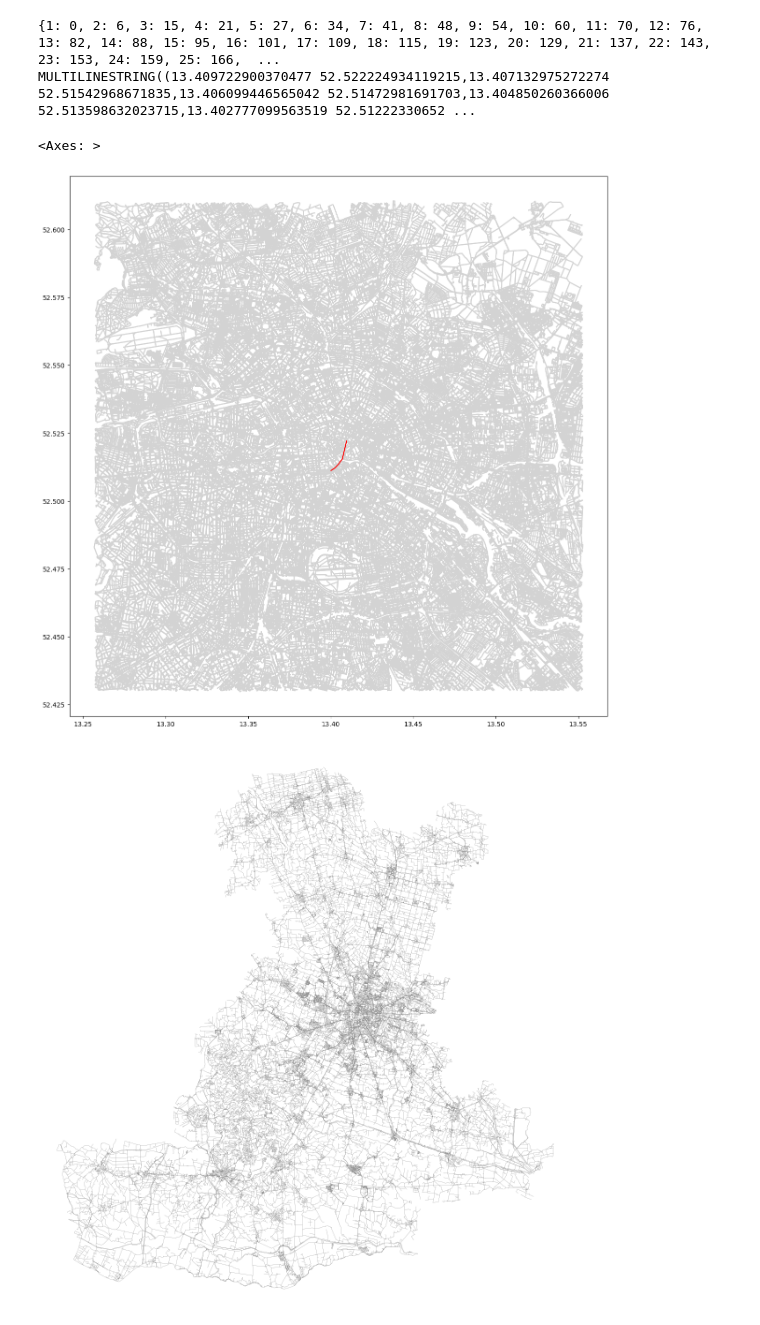
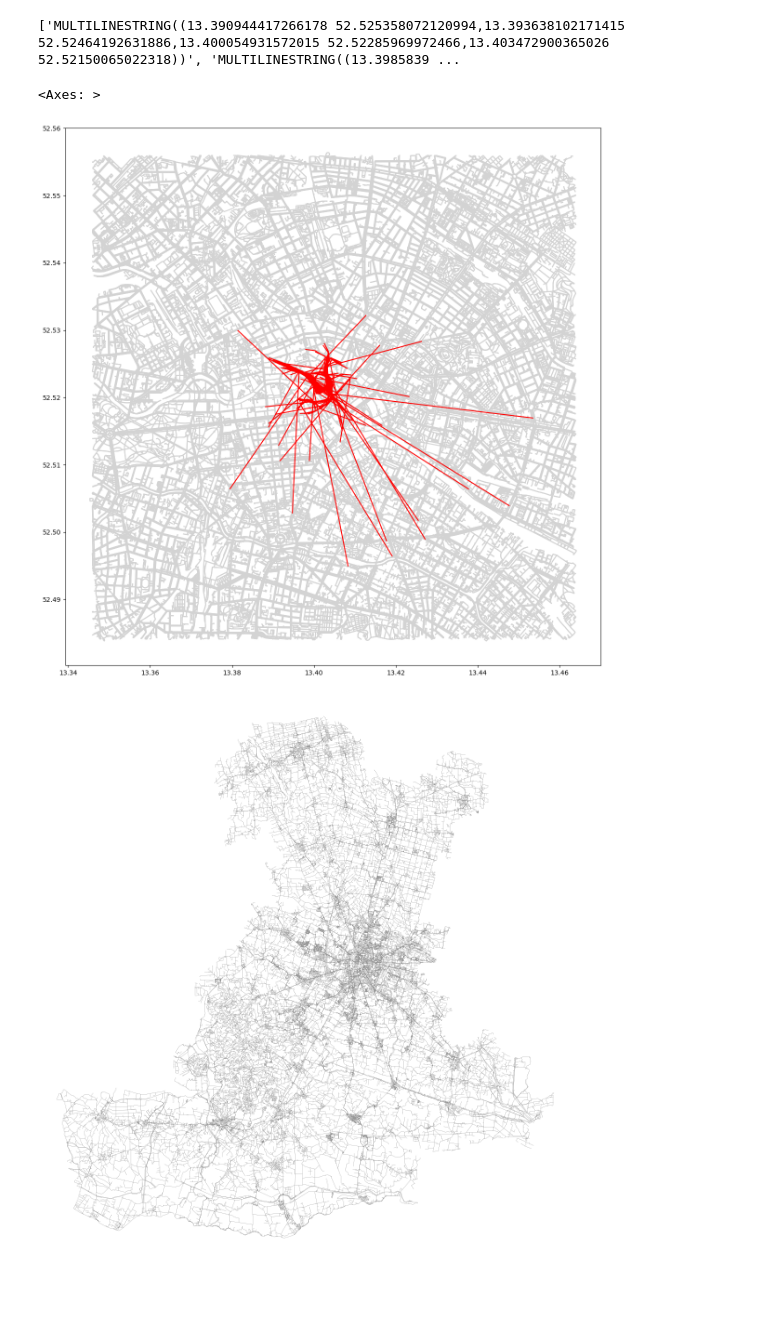
Before and after one commit to tognonmari/FreqST, a Jupyter notebook: plot.ipynb, the cells around one changed output. Cells and saved outputs as stored; diff of their text form; code cells hidden in the pictures; blank space fills up the shorter version.

Commit message:
plot modification

```diff
--- a/plot.ipynb
+++ b/plot.ipynb
@@ -1,7 +1,7 @@
 # %%
 import osmnx as osm
 
-berlin_rn = osm.graph_from_point((52.520008,13.404954), simplify = True, dist = 10000)
+berlin_rn = osm.graph_from_point((52.520008,13.404954), simplify = True, dist = 4000)
 
 _,axis1 = osm.plot_graph(berlin_rn, node_size=0,edge_linewidth=0.09, bgcolor='white', show=True)
 # %% [output]
@@ -86,44 +86,62 @@ def load_trajectory_from_file(file)-> Trajectory:
 
     return t
 
-def generate_polyline_columns(t, pathlet_file):
-    return
+def generate_polyline_column(t, pathlet_file, threshold)->list:
+
+    #for each pathlet in the file, whose frequency is above threshold
+
+    l=[]
+    with open(pathlet_file, 'r') as file:
+        for line in file:
+
+            pathlet_data = line.rstrip().split(" ")
+
+            if float(pathlet_data[-1])> threshold:
+                ### If the pathlet is shorther than 3 replicate the last point many times so that gpd doesn't complain
+                points = t.get_pathlet_points(int(pathlet_data[0]), int(pathlet_data[1]), int(pathlet_data[2]))
+                if( len(points) < 4):
+                    continue
+
+                l.append(get_polyline_string(points))
+
+    return l
 # %%
 import pandas as pd
 import geopandas as gpd
 from shapely import wkt
 
 pathlet_number = 10
 #axis1 = osm.plot_graph(berlin_rn, node_size=0,edge_linewidth=0.09, bgcolor='white', show=True)
 berlin_gdf = osm.convert.graph_to_gdfs(berlin_rn) #set CRS
 #ax1 = berlin_gdf[0].plot(marker='o', markersize=0.01, color='lightgrey', zorder=2)
 ax1 = berlin_gdf[1].plot(edgecolor='lightgray', zorder=1, figsize=(20, 15))
 t = load_trajectory_from_file("./berlin/merged.txt")
 
 #print(t.beginnings)
 pathlet_beginning = 0
 pathlet_end = 5
 pathlet_mother = 3
-print(t.beginnings)
+
 l = t.get_pathlet_points(pathlet_beginning,pathlet_end, pathlet_mother)
-print(get_polyline_string(l))
+
 # create dataframe of the 2 polygons
-d = {'col1': range(0, 1), 'wkt': [get_polyline_string(l)]}
+polyline_column = generate_polyline_column(t, "berlin/results/chernoff_0.15_0.025_0_1200_0.5.txt", 0.55)
+print(polyline_column)
+d = {'col1': range(0, len(polyline_column)), 'wkt': polyline_column}
 df = pd.DataFrame( data=d )
 
 # make geo-dataframe from it
 geometry = [wkt.loads(pgon) for pgon in df.wkt]
 gdf2 = gpd.GeoDataFrame(df, \
                    crs={'init': 'epsg:4326'}, \
                    geometry=geometry)
 
 # plot it as red polygons
 gdf2.plot(ax=ax1, color='red', zorder=5)
 # %% [output]
-{1: 0, 2: 6, 3: 15, 4: 21, 5: 27, 6: 34, 7: 41, 8: 48, 9: 54, 10: 60, 11: 70, 12: 76, 13: 82, 14: 88, 15: 95, 16: 101, 17: 109, 18: 115, 19: 123, 20: 129, 21: 137, 22: 143, 23: 153, 24: 159, 25: 166,  ...
-MULTILINESTRING((13.409722900370477 52.522224934119215,13.407132975272274 52.51542968671835,13.406099446565042 52.51472981691703,13.404850260366006 52.513598632023715,13.402777099563519 52.51222330652 ...
+['MULTILINESTRING((13.390944417266178 52.525358072120994,13.393638102171415 52.52464192631886,13.400054931572015 52.52285969972466,13.403472900365026 52.52150065022318))', 'MULTILINESTRING((13.3985839 ...
 <Axes: >
-[figure, old version]
+[figure, new version]
 # %%
 osm.plot_graph(padova_rn, node_size=0, edge_linewidth=0.09, bgcolor='white', show=True)
 # %% [output]
```
Also changed, not shown: parts of 1 cell of this notebook.
